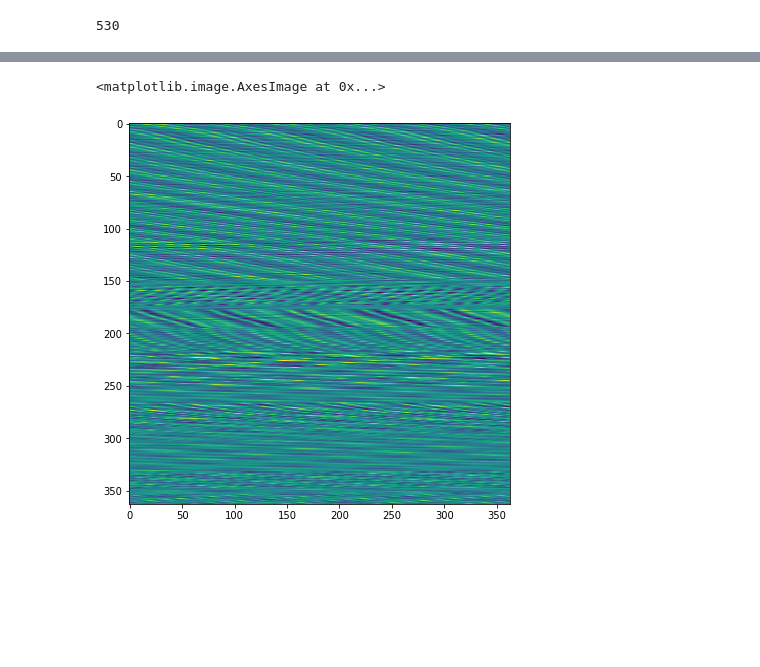
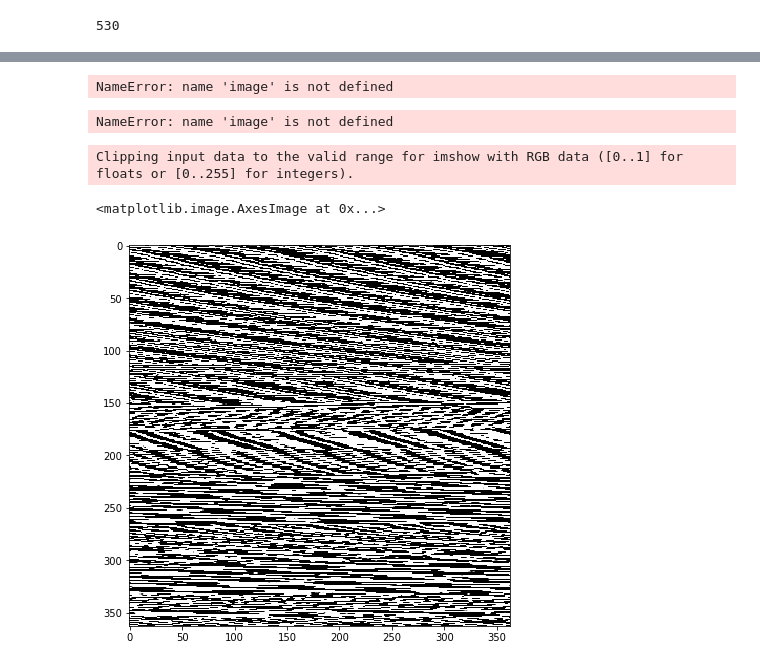
Before and after one commit to goelsaksham/organphile, a Jupyter notebook: src/Exploration/Initial Data Exploration.ipynb, the cells around one changed output, grey strips where cells are left out. Drawn from its saved outputs; the diff is of its cells as text; code cells hidden in the pictures; blank space fills up the shorter version.

```diff
--- a/src/Exploration/Initial Data Exploration.ipynb
+++ b/src/Exploration/Initial Data Exploration.ipynb
@@ -98,6 +114,21 @@ plt.imshow(norm_vio_file_dat[:, 0][:(363**2)].reshape(363, 363))
+# %%
+image = image.reshape(363, 363, 3)
+# %% [output]
+NameError: name 'image' is not defined
+# %%
+image.shape
+# %% [output]
+NameError: name 'image' is not defined
 # %%
 fig = plt.figure(figsize=(7, 7))
-plt.imshow(norm_sax_file_dat[:, 0][:(363**2)].reshape(363, 363))
+chan = norm_sax_file_dat[:, 0][:(363**2)].reshape(363, 363) * 255
+image = np.zeros((363, 363, 3))
+image[:, :, 0] = chan
+image[:, :, 1] = chan
+image[:, :, 2] = chan
+#image = image.reshape(363, 363, 3)
+plt.imshow(image + 1)
 # %% [output]
-<matplotlib.image.AxesImage at 0x...>
+Clipping input data to the valid range for imshow with RGB data ([0..1] for floats or [0..255] for integers).
+<matplotlib.image.AxesImage at 0x...>
-[figure, old version]
+[figure, new version]
```
Also changed, not shown: parts of 47 cells of this notebook, 46 other files.
